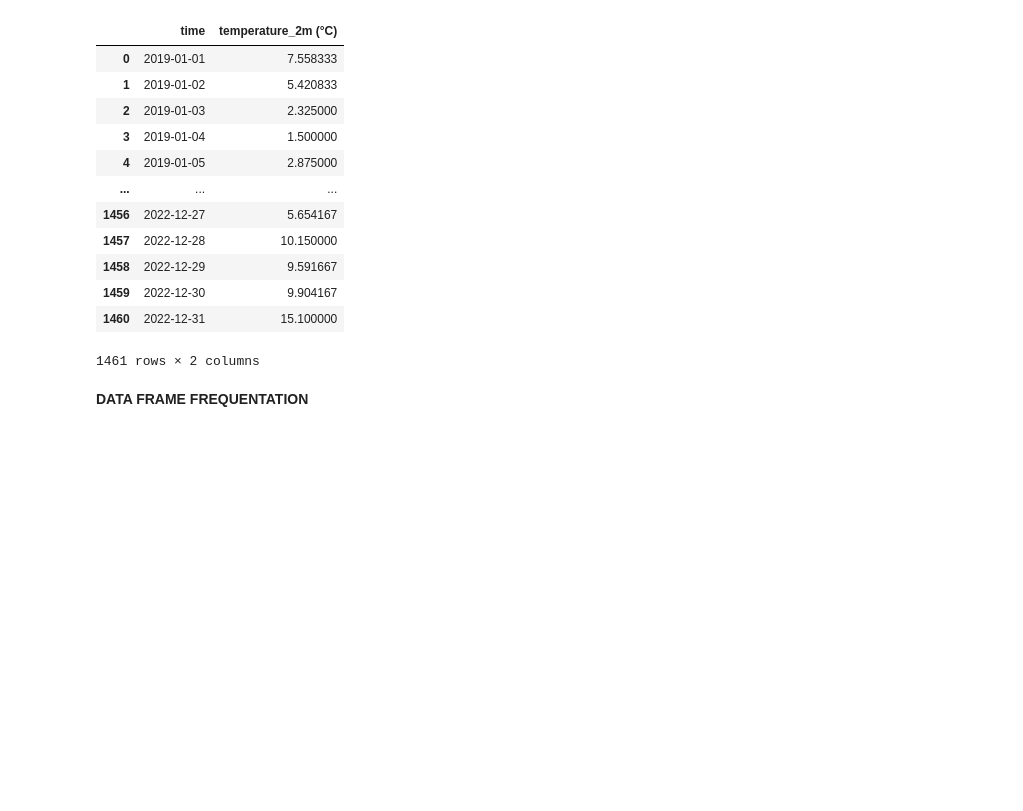
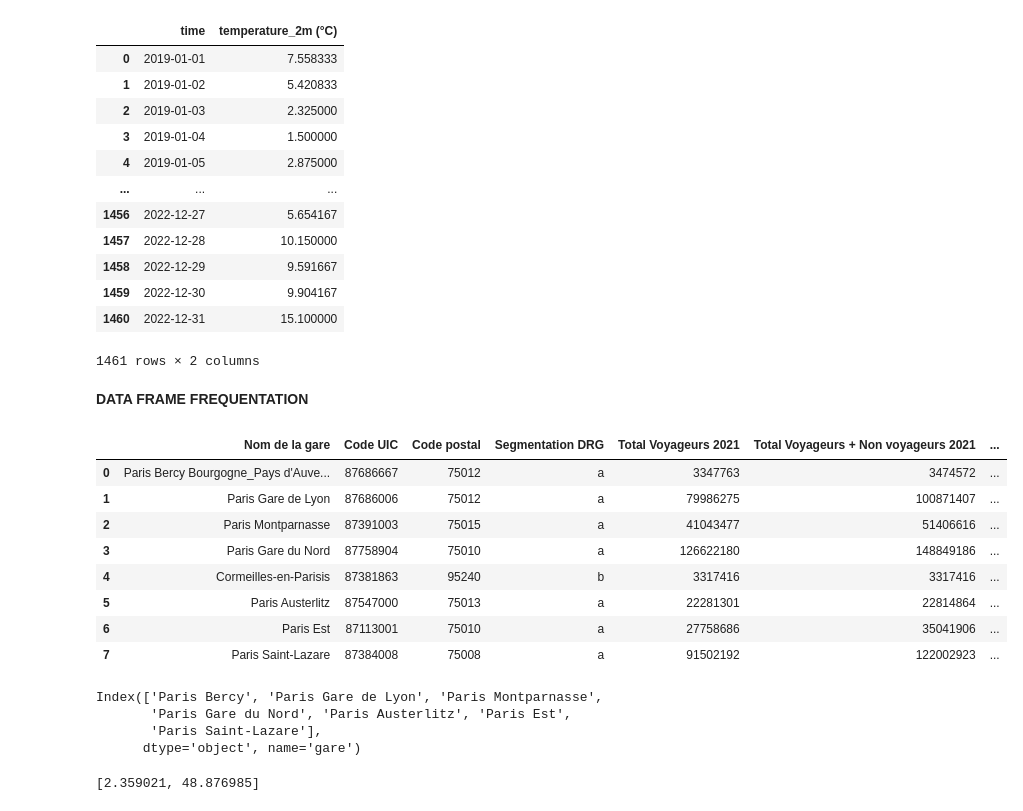
Before and after one commit to Ahmadarwiche/Lost_in_translation, a Jupyter notebook: lost in translation/creer.ipynb, the cells around one changed output. Saved outputs shown, nothing was run; the diff lists cells and outputs as text; code cells hidden in the pictures; blank space fills up the shorter version.

```diff
--- a/lost in translation/creer.ipynb
+++ b/lost in translation/creer.ipynb
@@ -265,3 +267,17 @@ df_temperature_jour
 df_temperature_jour.to_csv('temperature_jour.csv')
 # %% [markdown]
 **DATA FRAME FREQUENTATION**
+# %%
+df_frequentation = pd.read_csv('frequentation-gares.csv', sep =';')
+# %%
+df_frequentation
+# %% [output]
+|  | Nom de la gare | Code UIC | Code postal | Segmentation DRG | Total Voyageurs 2021 | Total Voyageurs + Non voyageurs 2021 | ... |
+| 0 | Paris Bercy Bourgogne_Pays d'Auve... | 87686667 | 75012 | a | 3347763 | 3474572 | ... |
+| 1 | Paris Gare de Lyon | 87686006 | 75012 | a | 79986275 | 100871407 | ... |
+| 2 | Paris Montparnasse | 87391003 | 75015 | a | 41043477 | 51406616 | ... |
+| 3 | Paris Gare du Nord | 87758904 | 75010 | a | 126622180 | 148849186 | ... |
+| 4 | Cormeilles-en-Parisis | 87381863 | 95240 | b | 3317416 | 3317416 | ... |
+| 5 | Paris Austerlitz | 87547000 | 75013 | a | 22281301 | 22814864 | ... |
+| 6 | Paris Est | 87113001 | 75010 | a | 27758686 | 35041906 | ... |
+| 7 | Paris Saint-Lazare | 87384008 | 75008 | a | 91502192 | 122002923 | ... |
@@ -267,0 +305,7 @@ df_temperature_jour.to_csv('temperature_jour.csv')
+# %%
+df_frequentation.index
+# %% [output]
+Index(['Paris Bercy', 'Paris Gare de Lyon', 'Paris Montparnasse',
+       'Paris Gare du Nord', 'Paris Austerlitz', 'Paris Est',
+       'Paris Saint-Lazare'],
+      dtype='object', name='gare')
@@ -267,0 +314,4 @@ df_temperature_jour.to_csv('temperature_jour.csv')
+# %%
+df_frequentation.loc['Paris Est'][['latitude','longitude']].to_list()
+# %% [output]
+[2.359021, 48.876985]
```
Also changed, not shown: parts of 9 cells of this notebook, 3 other files.
